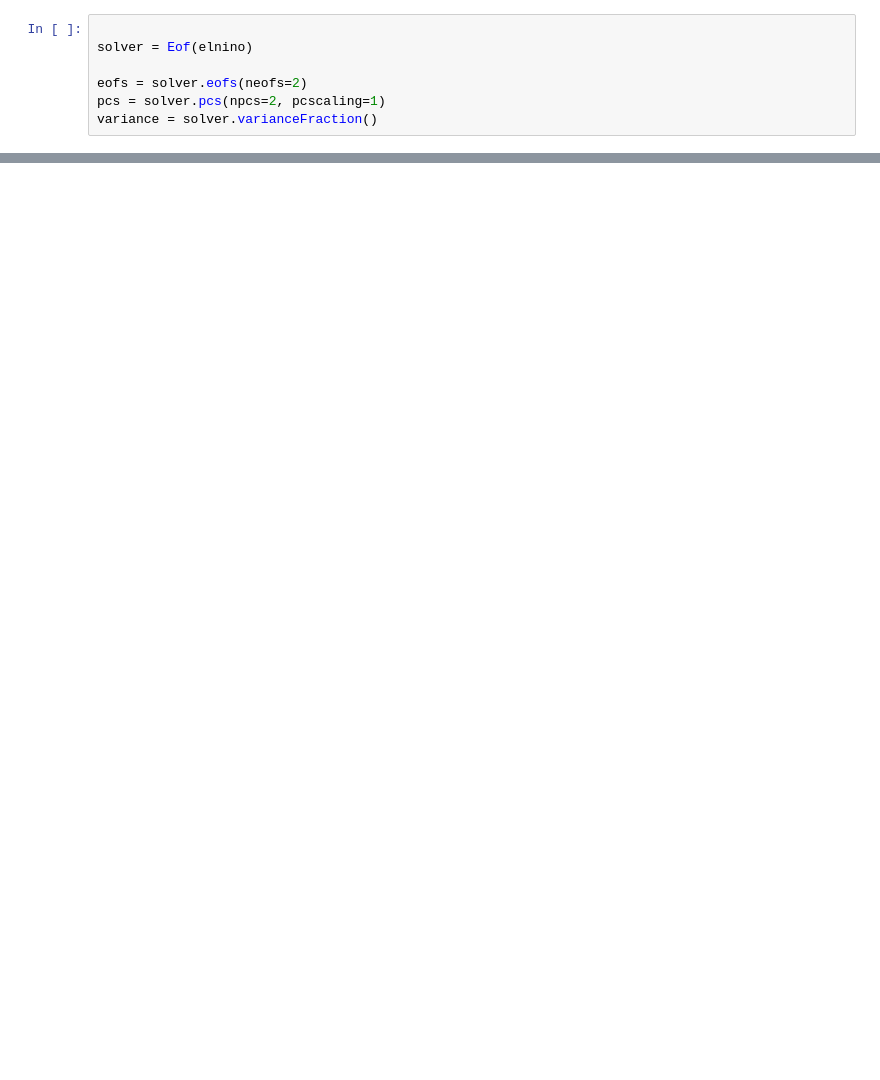
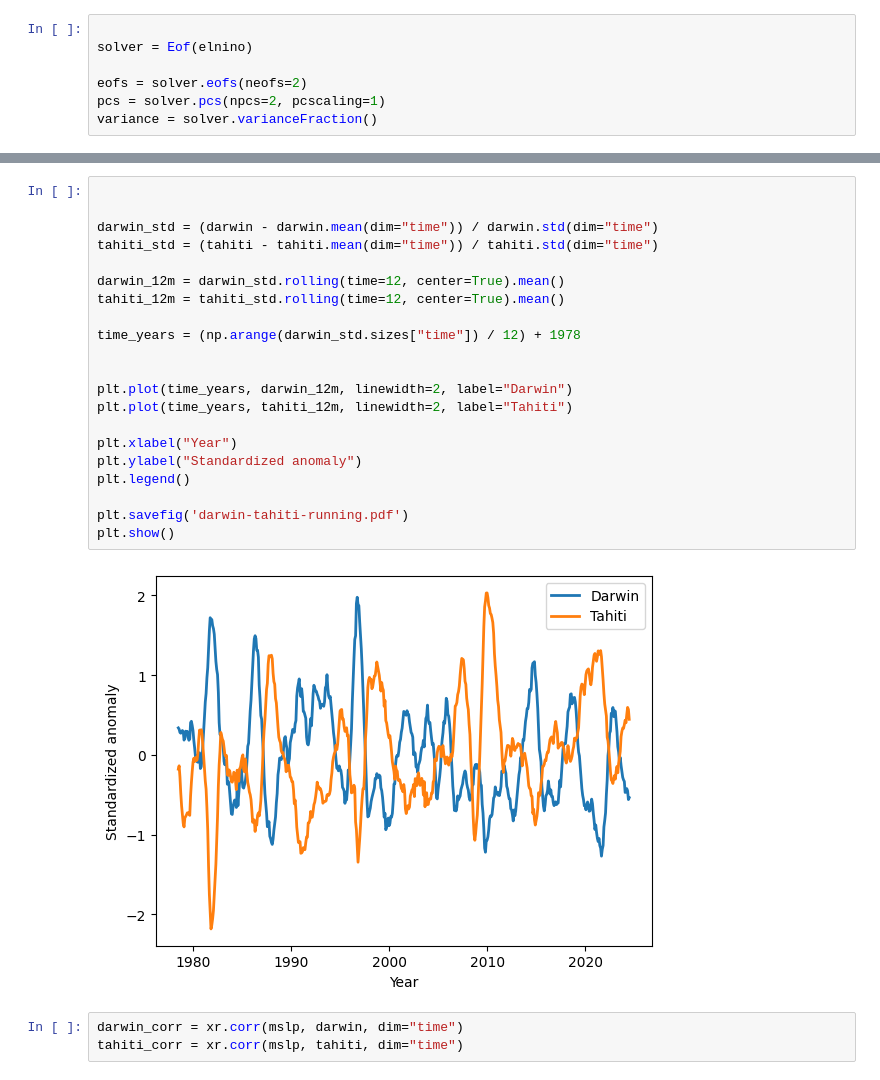
Before and after one commit to johanmon/Statistics, a Jupyter notebook: project/third.ipynb, the cells around one changed output, grey strips where cells are left out. Drawn from its saved outputs; the diff is of its cells as text; blank space fills up the shorter version.

```diff
--- a/project/third.ipynb
+++ b/project/third.ipynb
@@ -137,0 +124,26 @@ array([0.        , 0.00177305, 0.0035461 , 0.00531915, 0.0070922 ,
+# %%
+
+
+darwin_std = (darwin - darwin.mean(dim="time")) / darwin.std(dim="time")
+tahiti_std = (tahiti - tahiti.mean(dim="time")) / tahiti.std(dim="time")
+
+darwin_12m = darwin_std.rolling(time=12, center=True).mean()
+tahiti_12m = tahiti_std.rolling(time=12, center=True).mean()
+
+time_years = (np.arange(darwin_std.sizes["time"]) / 12) + 1978
+
+
+plt.plot(time_years, darwin_12m, linewidth=2, label="Darwin")
+plt.plot(time_years, tahiti_12m, linewidth=2, label="Tahiti")
+
+plt.xlabel("Year")
+plt.ylabel("Standardized anomaly")
+plt.legend()
+
+plt.savefig('darwin-tahiti-running.pdf')
+plt.show()
+# %% [output]
+[figure, added]
+# %%
+darwin_corr = xr.corr(mslp, darwin, dim="time")
+tahiti_corr = xr.corr(mslp, tahiti, dim="time")
```
Also changed, not shown: parts of 17 cells of this notebook, 35 other files.
